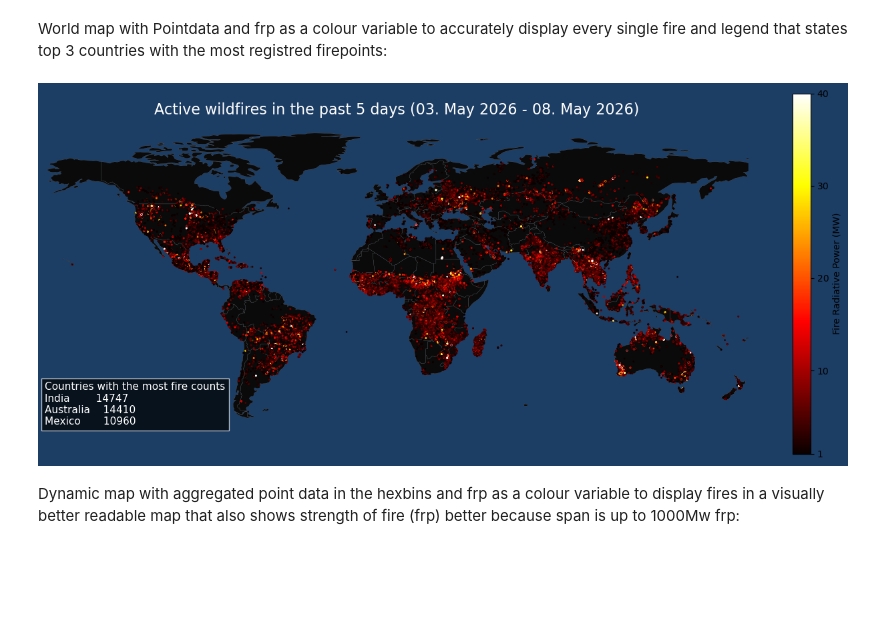
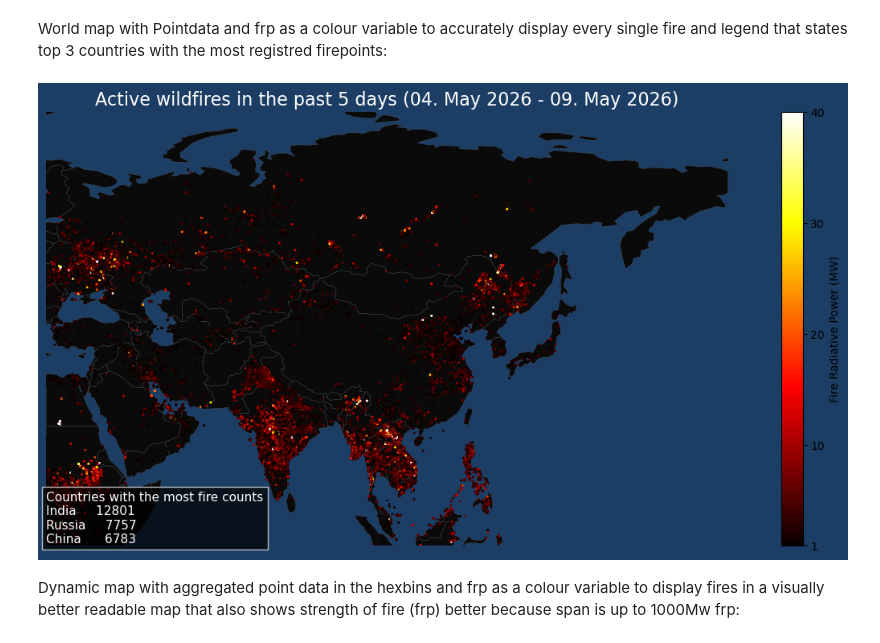
Before and after one commit to kaimuelle/Wildfires-Project, a Jupyter notebook: Notebook_wildfires.ipynb, the cells around one changed output. Cells and saved outputs as stored; diff of their text form; code cells hidden in the pictures; blank space fills up the shorter version.

```diff
--- a/Notebook_wildfires.ipynb
+++ b/Notebook_wildfires.ipynb
@@ -65,7 +64,7 @@ fires_df = gpd.GeoDataFrame(FIRMS_df, geometry=gpd.points_from_xy(FIRMS_df["long
 World map with Pointdata and frp as a colour variable to accurately display every single fire and legend that states top 3 countries with the most registred firepoints:
 # %%
 #type in the continent to visualize after "continent_extend = ..." (lowercase with _)
-continent_extent = earth
+continent_extent = asia
 
 continental_fires_df = firecontinent(continent_extent)
 #maps the world with countryborders
@@ -102,34 +101,34 @@ continental_fires_df.plot(
     vmin=1,
     vmax=40,
     markersize=1,
     alpha=0.9,
     legend=True,
     legend_kwds={"label": "Fire Radiative Power (MW)", "ticks": [1, 10, 20, 30, 40]}
 )
 
 # Map cosmetics (title and removing lon,lat)
 ax.set_title(f"Active wildfires in the past 5 days ({datefunction(5)})", fontsize=16, color="white")
 ax.set_axis_off()
 
 #clipping map for better visibility
 ax.set_xlim(continent_extent["xmin"], continent_extent["xmax"])
 ax.set_ylim(continent_extent["ymin"], continent_extent["ymax"])
 # top 3 countries with most wildfires text
 ax.text(0.0001, 0.0001,(f"Countries with the most fire counts\n{top_3_firecountries}"), transform=ax.transAxes,
 
     fontsize=11,
     color="white",
 
     verticalalignment="bottom",
 
     bbox=dict(
         facecolor="black",
         alpha=0.7,
         edgecolor="white"))
 
 plt.show()
 # %% [output]
-[figure, old version]
+[figure, new version]
 # %% [markdown]
 Dynamic map with aggregated point data in the hexbins and frp as a colour variable to display fires in a visually better readable map that also shows strength of fire (frp) better because span is up to 1000Mw frp:
 # %%
```
Also changed, not shown: parts of 2 cells of this notebook, 4 other files.
